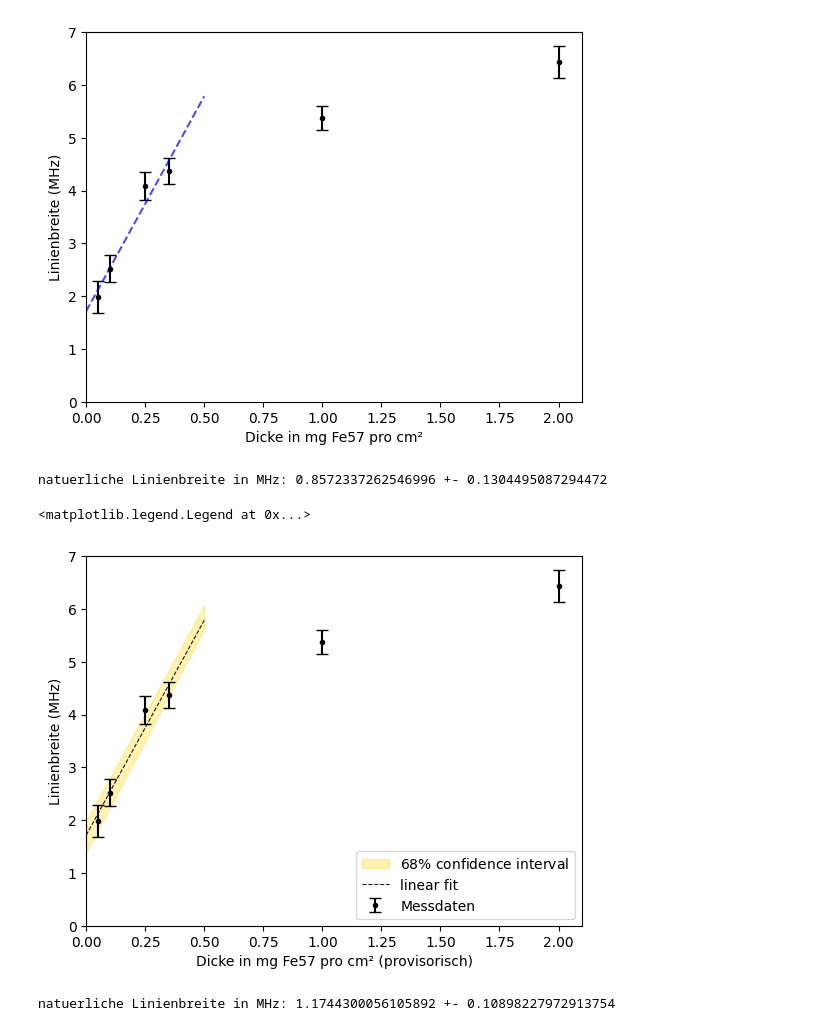
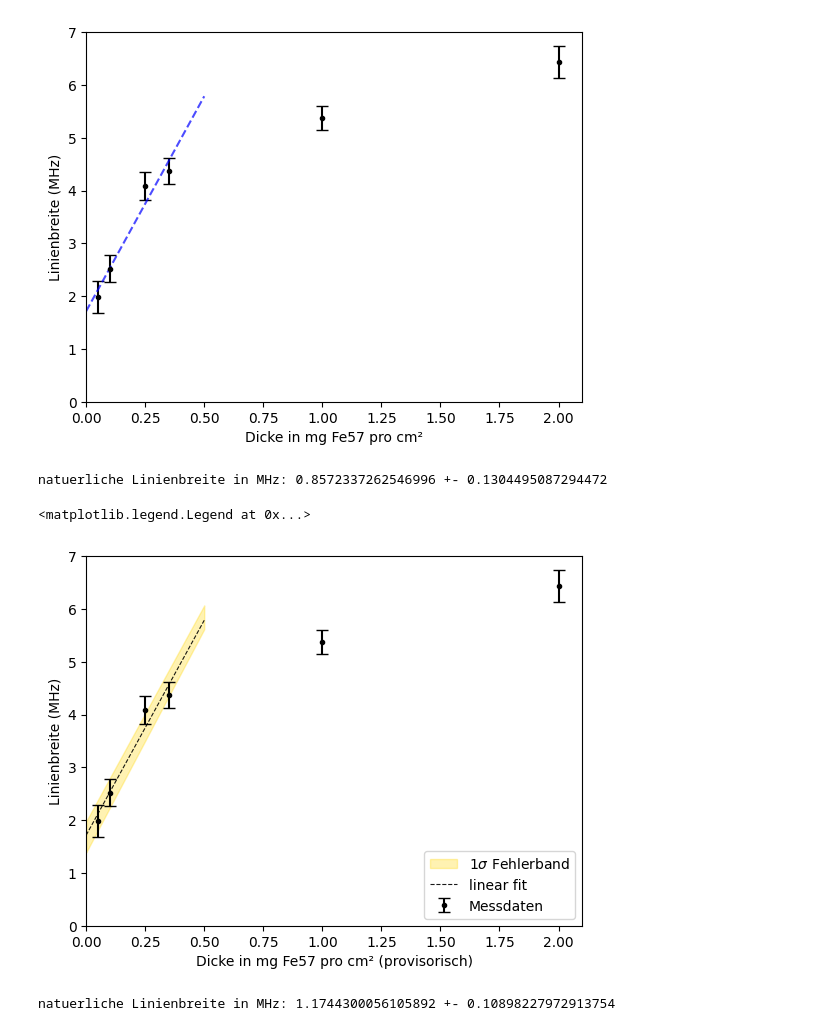
Before and after one commit to Svuem/EXP11, a Jupyter notebook: Code.ipynb, the cells around one changed output. Drawn from its saved outputs; the diff is of its cells as text; code cells hidden in the pictures.

```diff
--- a/Code.ipynb
+++ b/Code.ipynb
@@ -142,25 +142,25 @@ natuerliche Linienbreite in MHz: 0.8572337262546996
 # %%
 # Upper limit estimate
 # Still bad
 
 fig, ax = plt.subplots()
 ax.errorbar(dicke_in_mg_Fe57_pro_mm2, linienbreiten, yerr=linienbreiten_err, fmt='.k', capsize = 4 , label='Messdaten')
 ax.set_xlabel('Dicke in mg Fe57 pro cm² (provisorisch)')
 ax.set_ylabel('Linienbreite (MHz)')
 popt, pcov = curve_fit(linear, dicke_in_mg_Fe57_pro_mm2[:cut], linienbreiten[:cut], sigma=linienbreiten_err[:cut], absolute_sigma=True, p0 = [1,1])
 popt_upper, pcov_upper = curve_fit(linear, dicke_in_mg_Fe57_pro_mm2[:cut], linienbreiten[:cut]+linienbreiten_err[:cut], p0 = [1,1])
 popt_lower, pcov_lower = curve_fit(linear, dicke_in_mg_Fe57_pro_mm2[:cut], linienbreiten[:cut]-linienbreiten_err[:cut], p0 = [1,1])
 dummy_dicke = np.linspace(0, 0.5, 100)
-ax.fill_between(dummy_dicke, linear(dummy_dicke, *popt_upper), linear(dummy_dicke, *popt_lower), color='gold', alpha = 0.3, label=f'$68$% confidence interval')
+ax.fill_between(dummy_dicke, linear(dummy_dicke, *popt_upper), linear(dummy_dicke, *popt_lower), color='gold', alpha = 0.3, label=f'1$\sigma$ Fehlerband')
 ax.plot(dummy_dicke, linear(dummy_dicke, *popt), 'k--', linewidth=0.8, label='linear fit', alpha=0.9)
 ax.set_xlim(0, 2.1)
 ax.set_ylim(0, 7)
 print(f'natuerliche Linienbreite in MHz: {popt[0]} +- {pcov[0,0]**0.5}')
 ax.legend( loc = 'lower right')
 # %% [output]
 natuerliche Linienbreite in MHz: 0.8572337262546996 +- 0.1304495087294472
 <matplotlib.legend.Legend at 0x...>
-[figure, old version]
+[figure, new version]
 # %%
 # Estimate with better fit function
 beta = 0.021 # Rel. Haeufigkeit von Eisen-57 im Absorber
```
Also changed, not shown: parts of 3 cells of this notebook.
